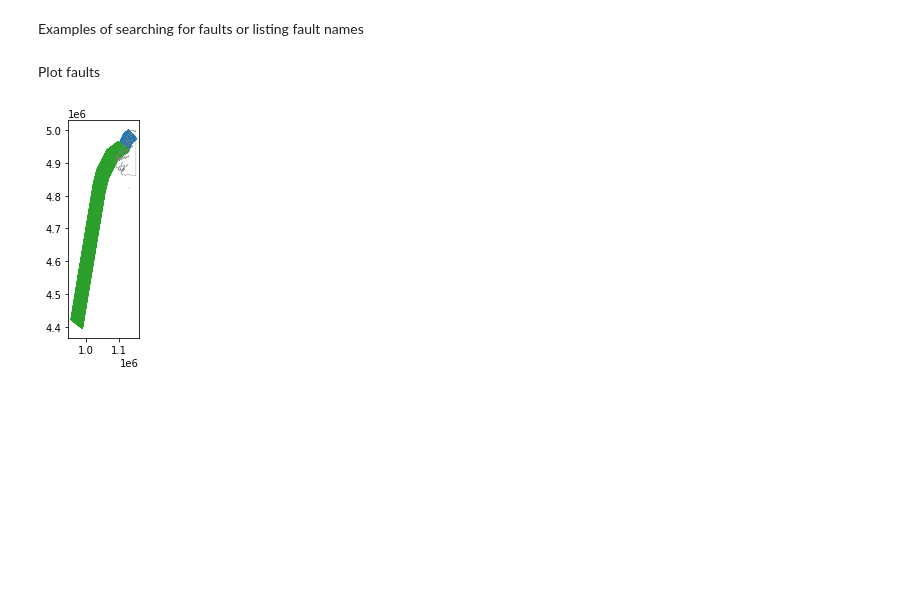
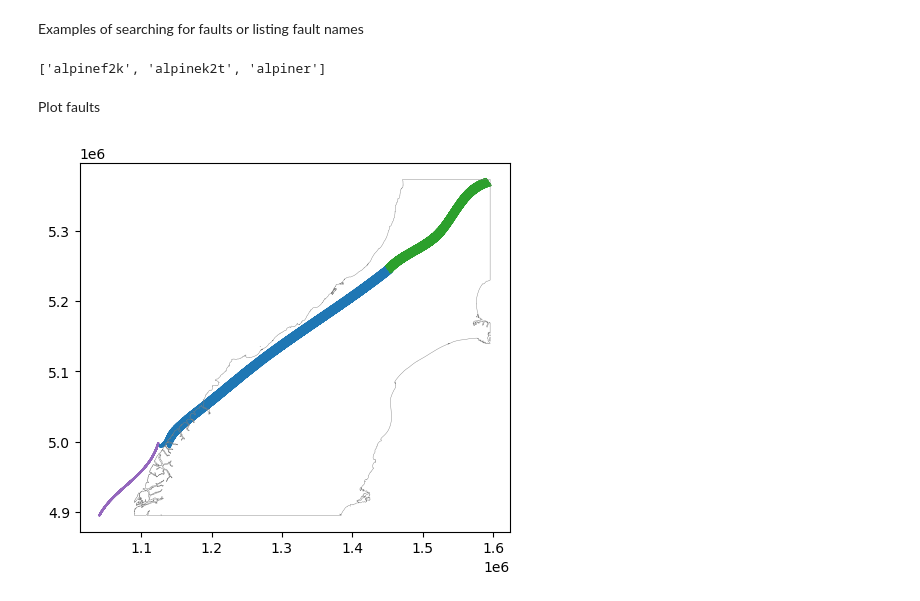
Before and after one commit to uc-eqgeo/rsqsim-python-tools, a Jupyter notebook: examples/rsqsim_api/visualization/plot_faults.ipynb, the cells around one changed output. Saved outputs shown, nothing was run; the diff lists cells and outputs as text; code cells hidden in the pictures; blank space fills up the shorter version.

```diff
--- a/examples/rsqsim_api/visualization/plot_faults.ipynb
+++ b/examples/rsqsim_api/visualization/plot_faults.ipynb
@@ -20,12 +20,17 @@ Examples of searching for faults or listing fault names
 # %%
 hik = [name for name in fault_model.names if fnmatch.fnmatch(name, "hik*")]
 puy = ['fiordsz03', 'fiordpusz09']
+alp = [name for name in fault_model.names if fnmatch.fnmatch(name, "alp*")]
+# %%
+alp
+# %% [output]
+['alpinef2k', 'alpinek2t', 'alpiner']
 # %% [markdown]
 Plot faults
 # %%
-fault_model.plot_faults_2d(puy)
+fault_model.plot_faults_2d(alp)
 # %% [output]
-[figure, old version]
+[figure, new version]
 # %%
 # %% [output]
 ['greendale',
```
Also changed, not shown: 4 other files.
